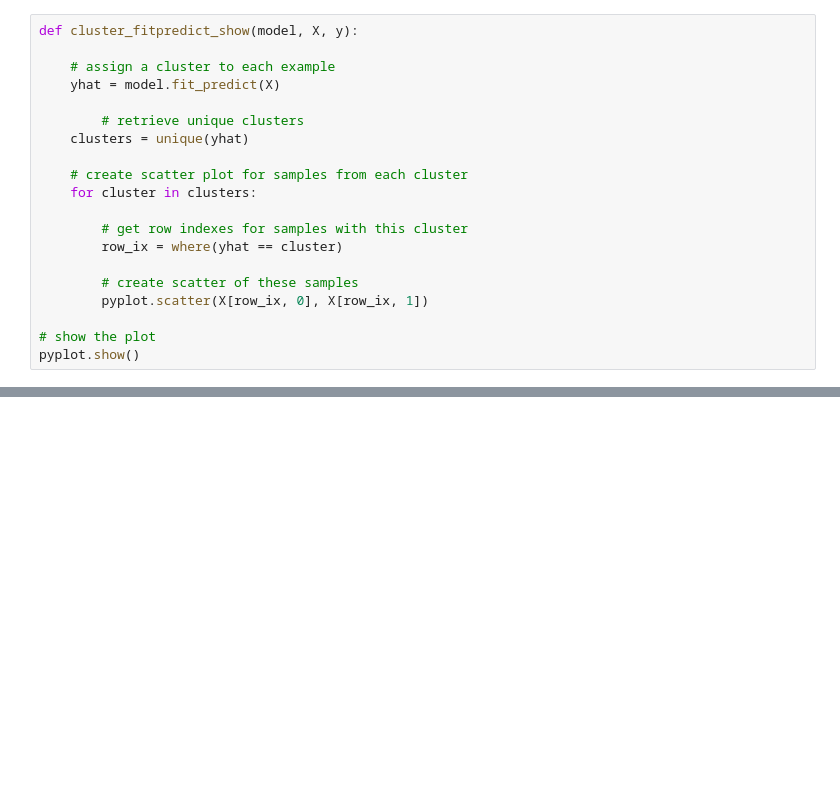
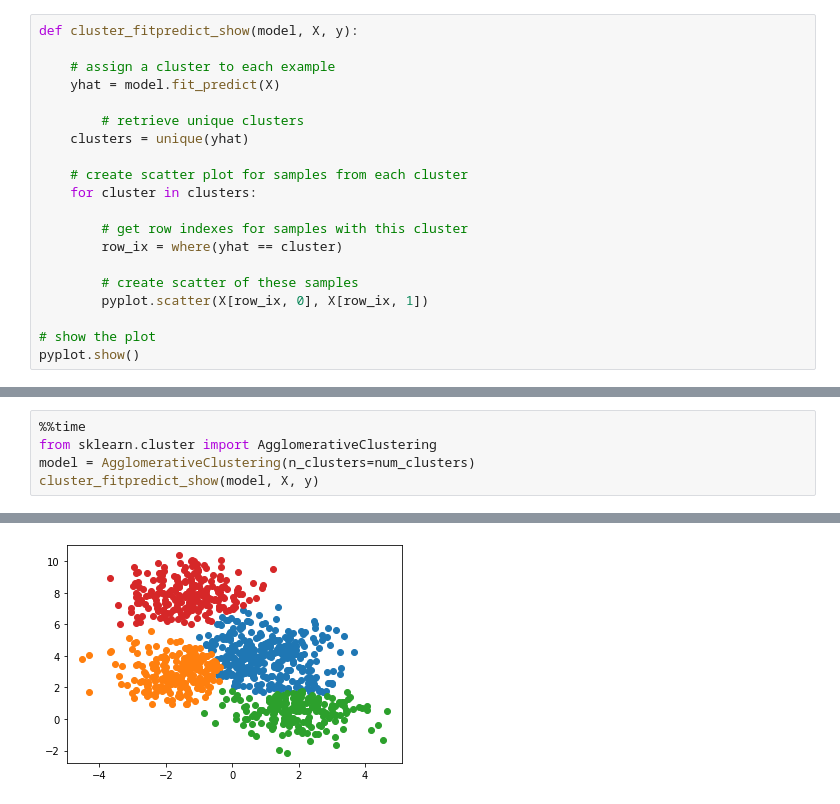
Before and after one commit to biplav-s/course-d2d-ai, a Jupyter notebook: sample-code/l10-11-unsupervised-ml/Cluster-exploration-syntheticdata.ipynb, the cells around one changed output, grey strips where cells are left out. Cells and saved outputs as stored; diff of their text form; blank space fills up the shorter version.

```diff
--- a/sample-code/l10-11-unsupervised-ml/Cluster-exploration-syntheticdata.ipynb
+++ b/sample-code/l10-11-unsupervised-ml/Cluster-exploration-syntheticdata.ipynb
@@ -96,0 +121,6 @@ cluster_fitpredict_show(model, X, y)
+# %%
+%%time
+from sklearn.cluster import AgglomerativeClustering
+model = AgglomerativeClustering(n_clusters=num_clusters)
+cluster_fitpredict_show(model, X, y)
+# %% [output]
@@ -96,0 +129 @@ cluster_fitpredict_show(model, X, y)
+[figure, added]
```
Also changed, not shown: parts of 8 cells of this notebook.
